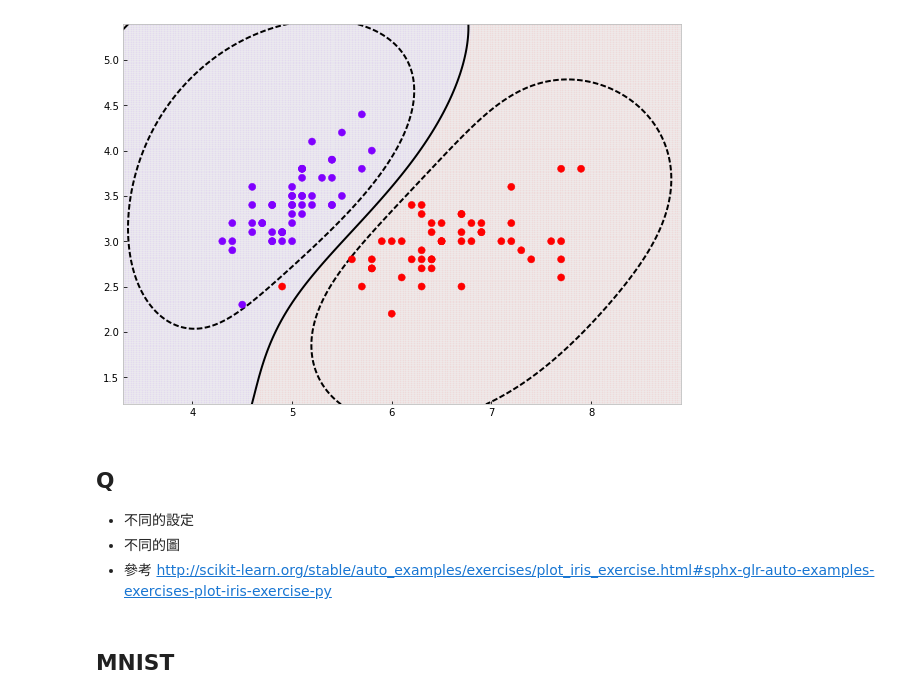
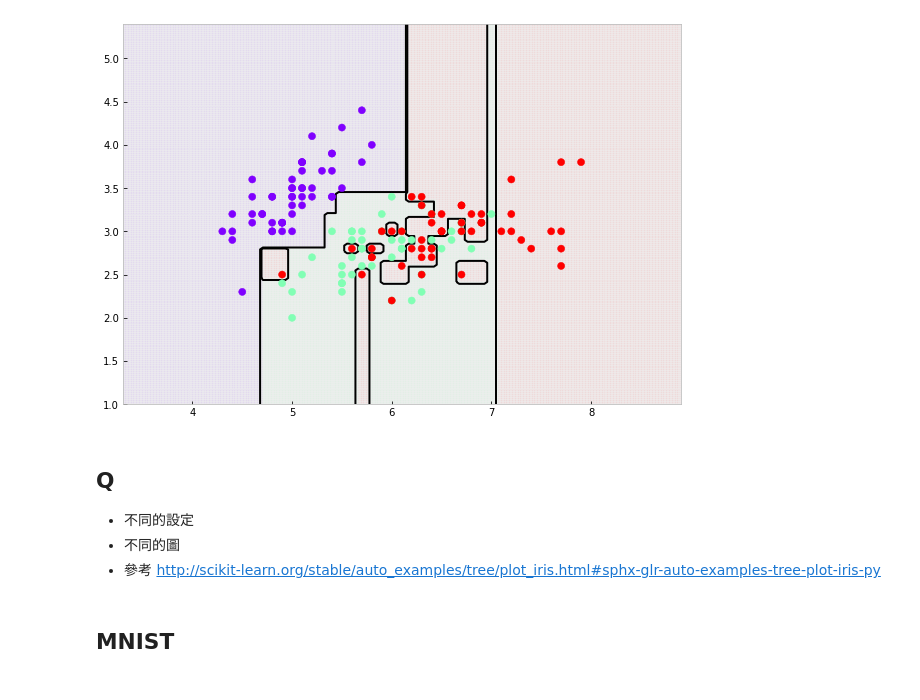
Before and after one commit to tjwei/HackNTU_Data_2017, a Jupyter notebook: Week02/05-Decision Trees.ipynb, the cells around one changed output. Saved outputs shown, nothing was run; the diff lists cells and outputs as text; code cells hidden in the pictures.

```diff
--- a/Week02/05-Decision Trees.ipynb
+++ b/Week02/05-Decision Trees.ipynb
@@ -15,3 +15,9 @@ matplotlib.rcParams['figure.figsize']=(10,7)
 使用 Iris dataset
 
 https://zh.wikipedia.org/wiki/安德森鸢尾花卉数据集
+# %%
+# Iris dataset
+iris  = datasets.load_iris()
+X, y = iris.data, iris.target
+clf=tree.DecisionTreeClassifier()
+clf.fit(X, y)
@@ -18,38 +45,35 @@ https://zh.wikipedia.org/wiki/安德森鸢尾花卉数据集
 # %%
-# Iris dataset
-X, y = datasets.load_iris(return_X_y=True)
-# 只取 y=0,2 以及 X 的前兩個 features
-X = X[y!=1, :2]
-y = y[y!=1]
-clf=svm.SVC(kernel='rbf')
+# 只取 X 的兩個 features
+X = iris.data[:, [0, 1]]
+
 clf.fit(X, y)
 
 # 邊界
 x_min, y_min = X.min(axis=0)-1
 x_max, y_max = X.max(axis=0)+1
 
 # 座標點
 grid  = np.mgrid[x_min:x_max:200j, y_min:y_max:200j]
 # grid.shape = (2, 200, 200)
 
-# 在座標點 算出 svm 的判斷函數
-Z = clf.decision_function(grid.reshape(2, -1).T)
+# 在座標點 算出 logistic 的預測
+Z = clf.predict(grid.reshape(2, -1).T)
 Z  = Z.reshape(grid.shape[1:])
 
 # 畫出顏色和邊界
-plt.pcolormesh(grid[0], grid[1], Z > 0, cmap=plt.cm.rainbow, alpha=0.02)
-plt.contour(grid[0], grid[1], Z, colors=['k', 'k', 'k'], linestyles=['--', '-', '--'],
-                levels=[-.5, 0, .5])
+plt.pcolormesh(grid[0], grid[1], Z, cmap=plt.cm.rainbow, alpha=0.02)
+plt.contour(grid[0], grid[1], Z, colors=['k', 'k', 'k'], linestyles=['-', '-', '-'],
+                levels=[0, 1, 2])
 
 # 標出 sample 點
 plt.scatter(X[:,0], X[:, 1],  c=y, cmap=plt.cm.rainbow, zorder=10, s=50);
 # %% [output]
-[figure, old version]
+[figure, new version]
 # %% [markdown]
 ## Q
 * 不同的設定
 * 不同的圖
-* 參考 http://scikit-learn.org/stable/auto_examples/exercises/plot_iris_exercise.html#sphx-glr-auto-examples-exercises-plot-iris-exercise-py
+* 參考 http://scikit-learn.org/stable/auto_examples/tree/plot_iris.html#sphx-glr-auto-examples-tree-plot-iris-py
 # %% [markdown]
 ## MNIST
 # %%
```
Also changed, not shown: parts of 15 cells of this notebook, 2 other files.
